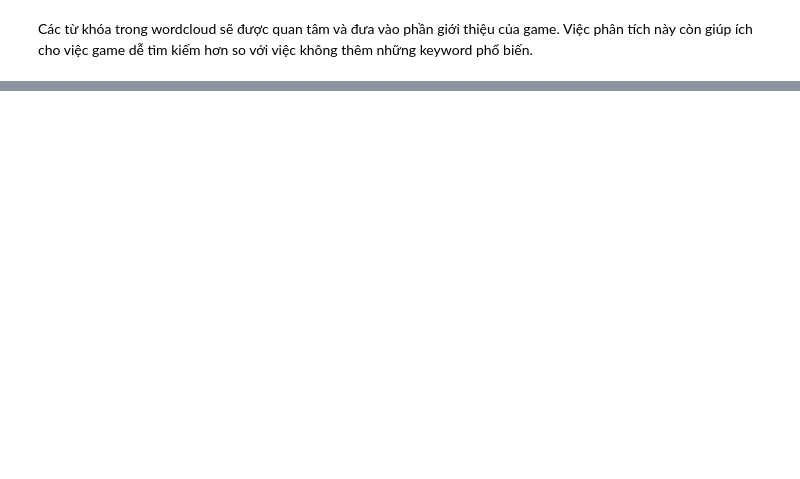
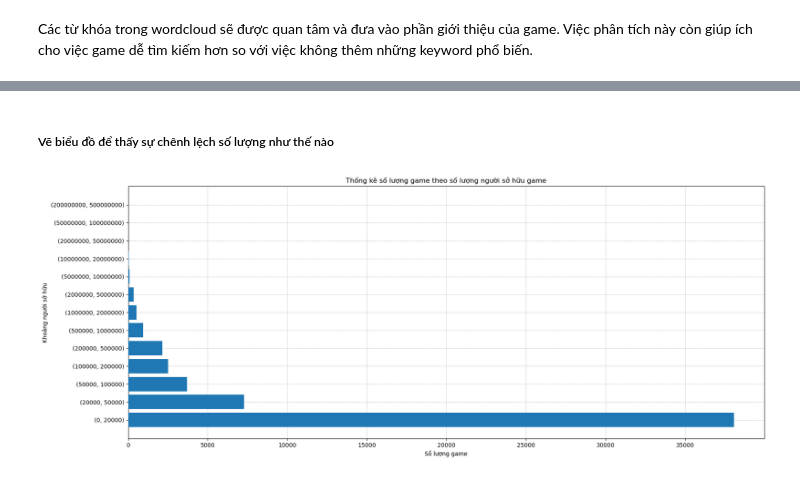
Before and after one commit to Phlinh29102/GR09-LTKHDL, a Jupyter notebook: source.ipynb, the cells around one changed output, grey strips where cells are left out. Drawn from its saved outputs; the diff is of its cells as text; code cells hidden in the pictures; blank space fills up the shorter version.

```diff
--- a/source.ipynb
+++ b/source.ipynb
@@ -254,0 +460,16 @@ print(ratio_value)
+# %%
+def clean_lang(lang_str):
+    if not (lang_str is np.nan):
+        return lang_str.replace('\r\n',',').replace('English, Not supported','English Not supported').replace('\n',',').replace('[b]*[/b]','').replace(';','').replace('#lang_slovakian', 'Slovak')
+    return ""
+
+# Xử lý dữ liệu
+col=steam_df.Languages.apply(clean_lang).apply(split_str).explode().str.strip().apply(lambda st: st.split('-')[0].strip())
+
+# Trả dữ liệu đã xử lý về  cho cột Languages
+steam_df.Languages=col.groupby(col.index).apply(lambda st: ','.join(st)).replace('^ *$',np.nan,regex=True)
+# Tính phần bố dữ liệu
+col=col.replace('',np.nan)
+ratio_value=np.round(col.value_counts(normalize=True).multiply(100),4)
+num_value.update({"Languages":len(ratio_value)})
+ratio_values.update({"Languages":str(ratio_value.to_dict())})
@@ -254,0 +484,12 @@ print(ratio_value)
+# %%
+# Xử lý dữ liệu
+col = steam_df.Platforms.apply(split_str).explode().str.strip().replace(np.nan,'')
+
+# Trả dữ liệu đã xử lý về cho cột Platforms
+steam_df.Platforms=col.groupby(col.index).apply(lambda st:','.join(st)).replace('',np.nan)
+
+# Tính phân bố của dữ liệu
+col=col.replace('',np.nan)
+ratio_value=np.round(col.value_counts(normalize=True).multiply(100),4)
+num_value.update({"Platforms":len(ratio_value)})
+ratio_values.update({"Platforms":str(ratio_value.to_dict())})
@@ -457,0 +866,3 @@ Các từ khóa trong wordcloud sẽ được quan tâm và đưa vào phần gi
+# %%
+owners_game=steam_df.Owners.value_counts()
+owners_game
@@ -457,0 +884,18 @@ Các từ khóa trong wordcloud sẽ được quan tâm và đưa vào phần gi
+# %% [markdown]
+<h5>Vẽ biểu đồ để thấy sự chênh lệch số lượng như thế nào</h5>
+# %%
+
+fig =plt.subplots(figsize=(20,8))
+
+owner=np.array(owners_game.keys())
+for i in range(len(owner)):
+    owner[i]=str(owner[i])
+num_game=np.array(owners_game.values)
+plt.barh(owner,num_game,zorder=3)
+plt.xlabel('Số lượng game')
+plt.ylabel('Khoảng người sở hữu')
+plt.title('Thống kê số lượng game theo số lượng người sở hữu game')
+plt.grid(linestyle = '--', linewidth = 0.5)
+plt.show()
+# %% [output]
+[figure, added]
```
Also changed, not shown: parts of 151 cells of this notebook.
